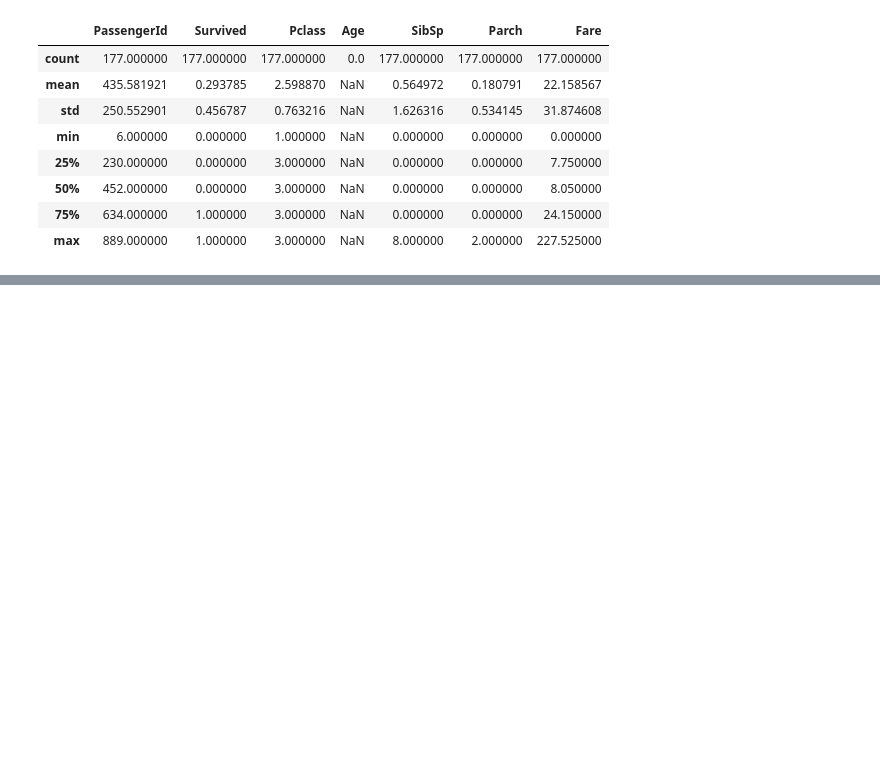
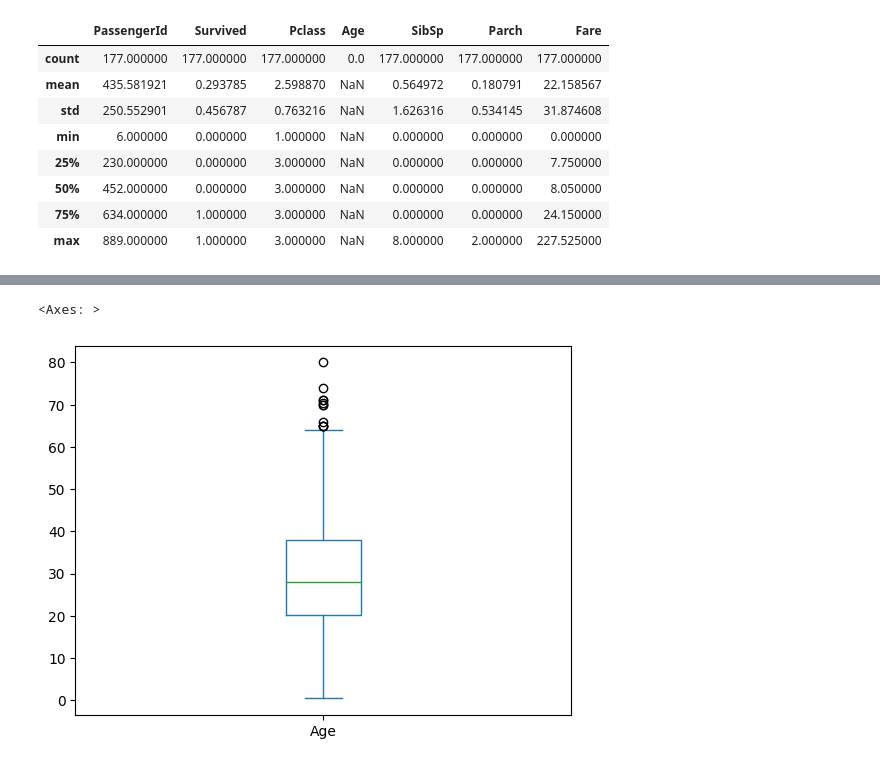
Before and after one commit to jeniferGoncalvesDaSilvaDev/data-analytics-python, a Jupyter notebook: limpeza_de_dados.ipynb, the cells around one changed output, grey strips where cells are left out. Drawn from its saved outputs; the diff is of its cells as text; code cells hidden in the pictures; blank space fills up the shorter version.

```diff
--- a/limpeza_de_dados.ipynb
+++ b/limpeza_de_dados.ipynb
@@ -161,0 +174,6 @@ idade.describe()
+# %%
+df.Age.plot.box()
+#verificandi a distribuição da idade
+# %% [output]
+<Axes: >
+[figure, added]
```
Also changed, not shown: parts of 2 cells of this notebook.
